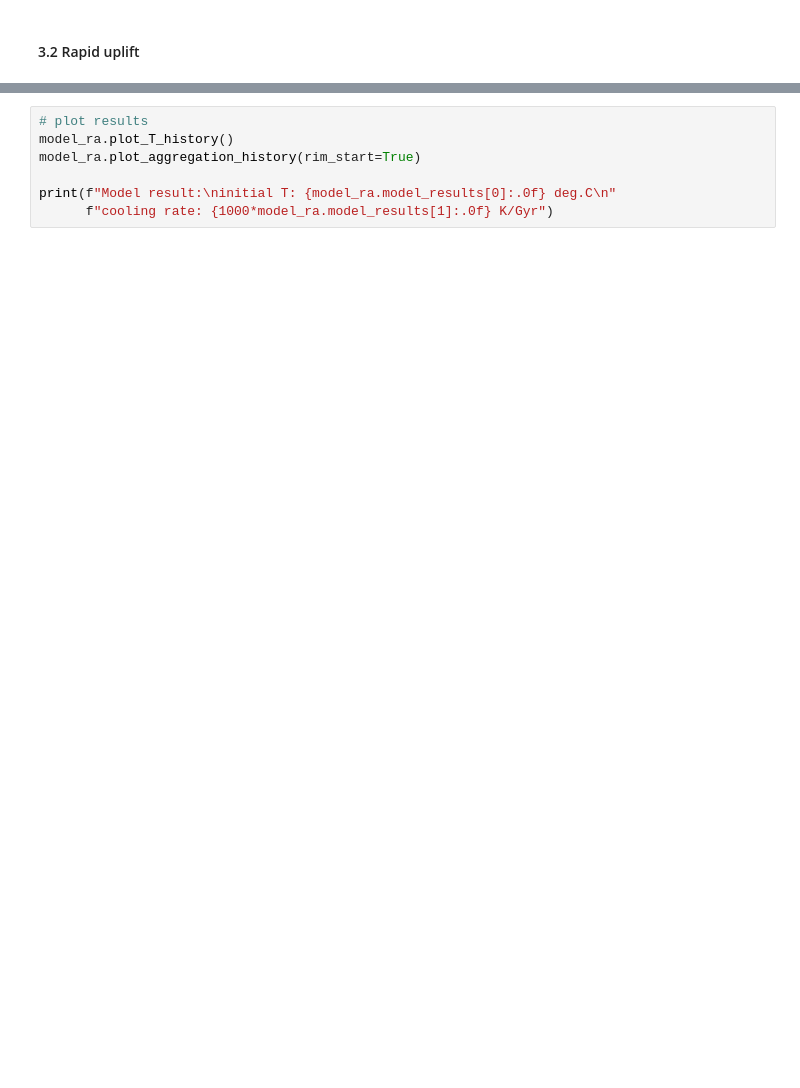
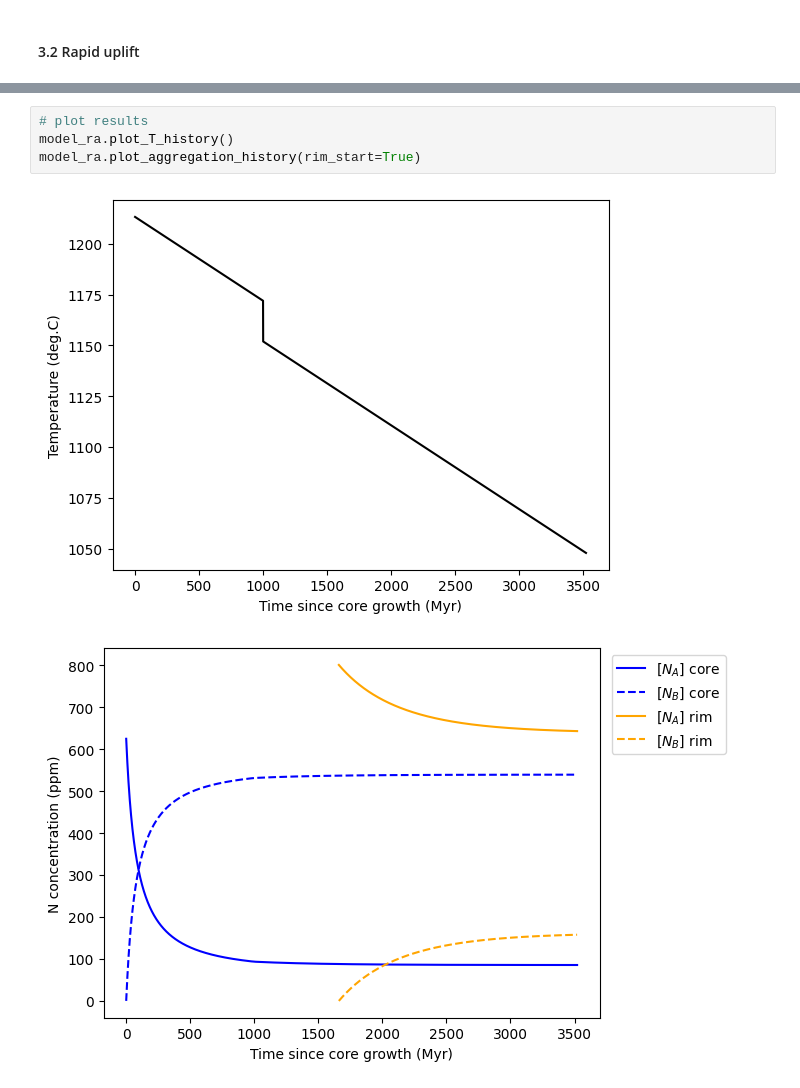
Before and after one commit to LauraSp/SNAC, a Jupyter notebook: documentation/eventfulSNAC.ipynb, the cells around one changed output, grey strips where cells are left out. Drawn from its saved outputs; the diff is of its cells as text; blank space fills up the shorter version.

```diff
--- a/documentation/eventfulSNAC.ipynb
+++ b/documentation/eventfulSNAC.ipynb
@@ -114,7 +157,7 @@ print(model_ra)
 # %%
 # plot results
 model_ra.plot_T_history()
 model_ra.plot_aggregation_history(rim_start=True)
-
-print(f"Model result:\ninitial T: {model_ra.model_results[0]:.0f} deg.C\n"
-      f"cooling rate: {1000*model_ra.model_results[1]:.0f} K/Gyr")
+# %% [output]
+[figure, added]
+[figure, added]
```
Also changed, not shown: parts of 4 cells of this notebook, 1 other file.
